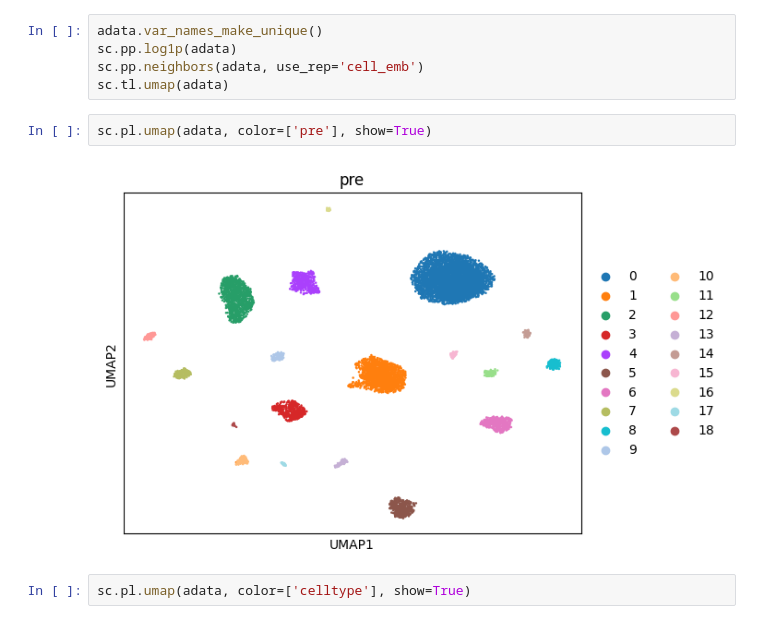
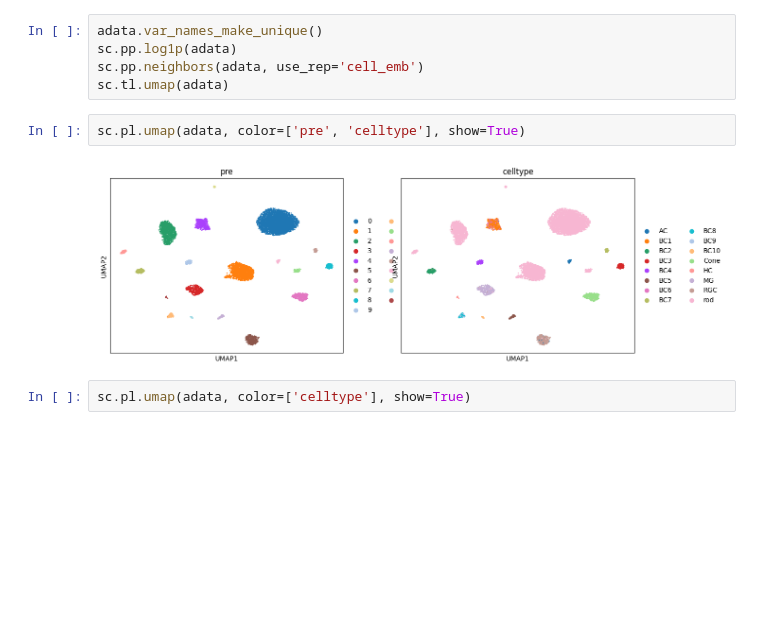
Before and after one commit to StickTaTa/ScFormer, a Jupyter notebook: 03_Tutorial_Mouse_retina_.ipynb, the cells around one changed output. Cells and saved outputs as stored; diff of their text form; blank space fills up the shorter version.

```diff
--- a/03_Tutorial_Mouse_retina_.ipynb
+++ b/03_Tutorial_Mouse_retina_.ipynb
@@ -137,9 +137,9 @@ sc.pp.log1p(adata)
 sc.pp.neighbors(adata, use_rep='cell_emb')
 sc.tl.umap(adata)
 # %%
-sc.pl.umap(adata, color=['pre'], show=True)
+sc.pl.umap(adata, color=['pre', 'celltype'], show=True)
 # %% [output]
-[figure, old version]
+[figure, new version]
 # %%
 sc.pl.umap(adata, color=['celltype'], show=True)
 # %% [output]
```
